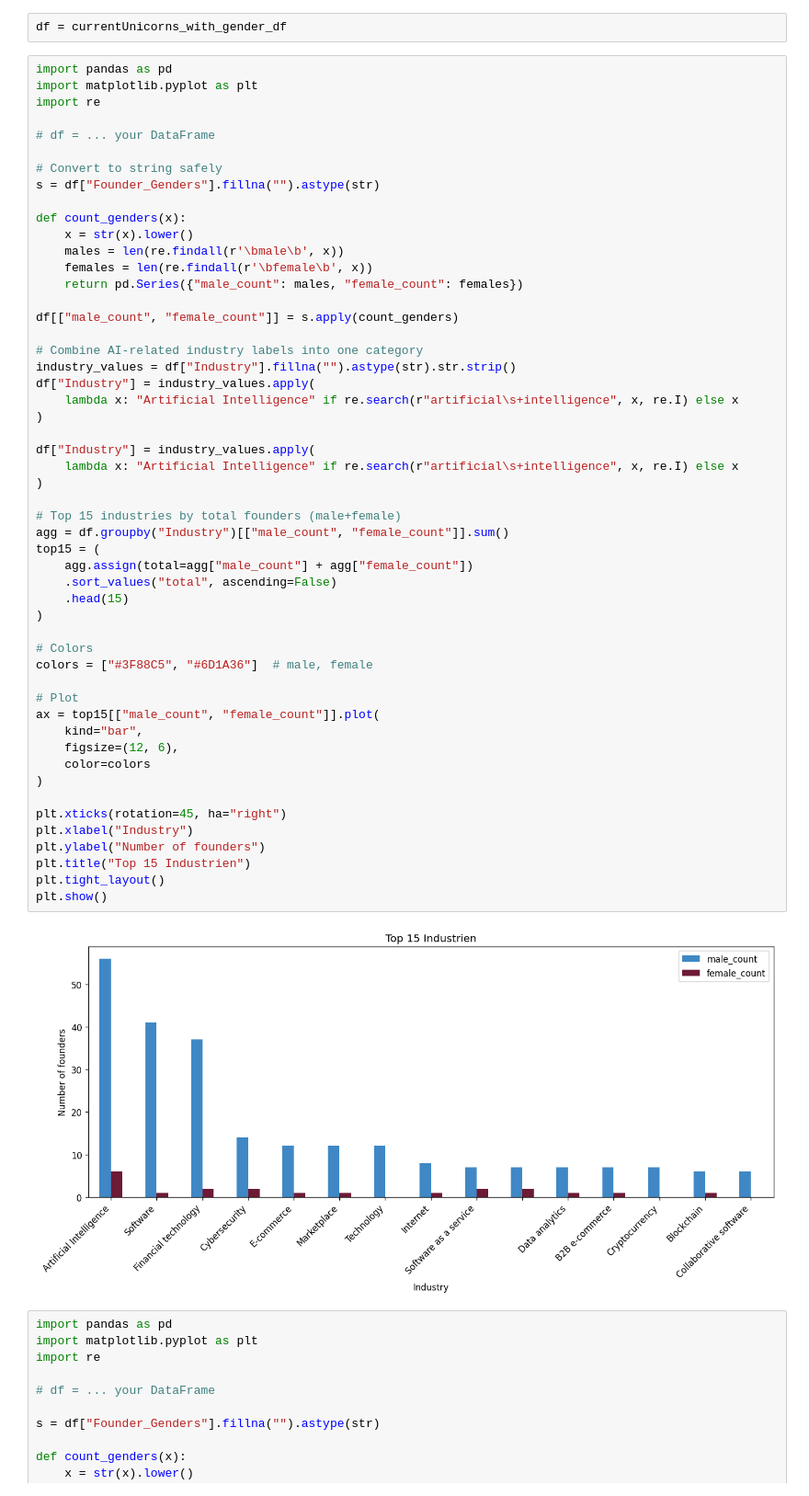
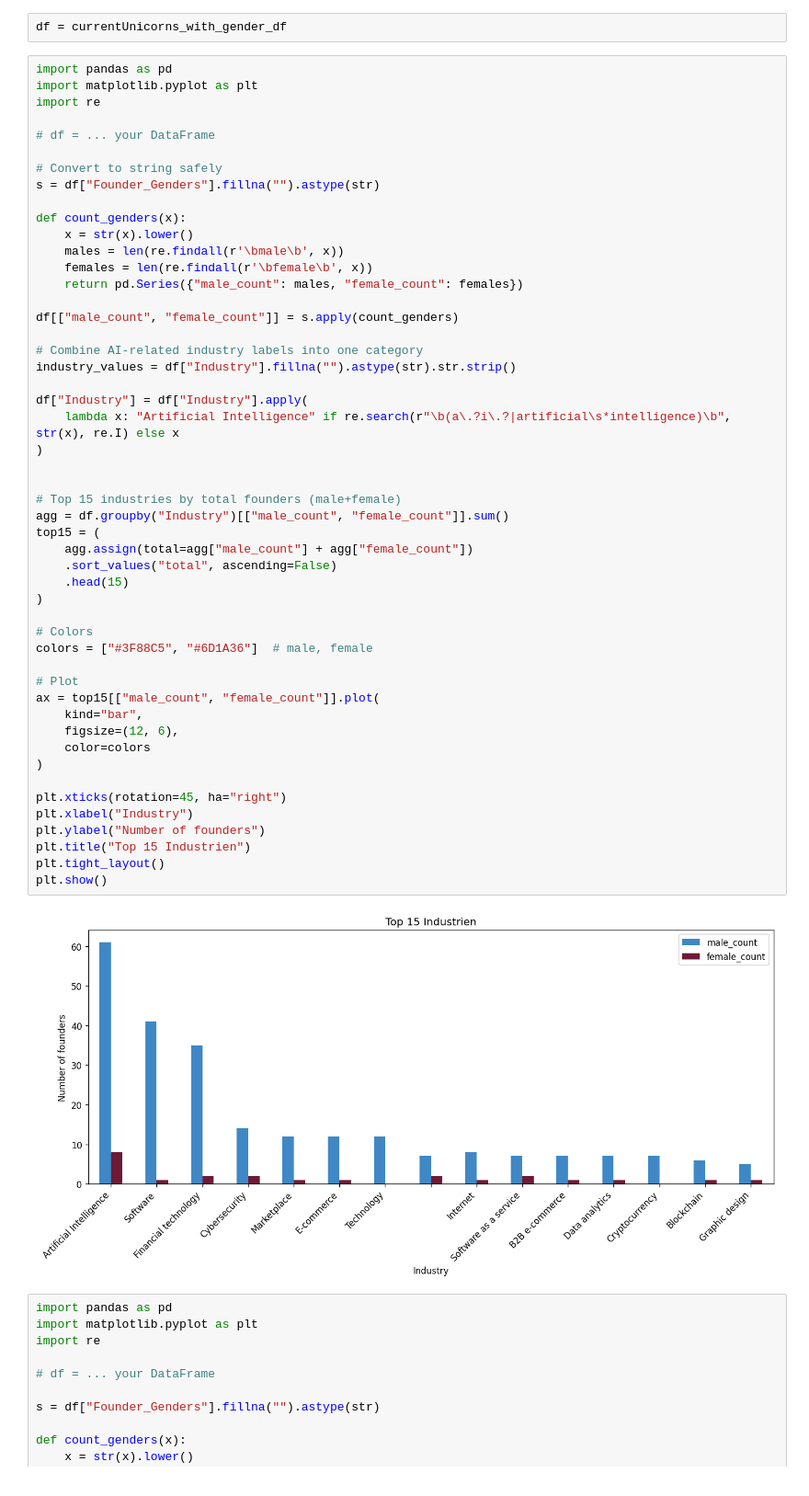
Before and after one commit to viktorpantushev/gender-aspekte-bei-unicorns, a Jupyter notebook: gender_aspekte_bei_unicorns.ipynb, the cells around one changed output. Shown at 92% size. Saved outputs shown, nothing was run; the diff lists cells and outputs as text.

```diff
--- a/gender_aspekte_bei_unicorns.ipynb
+++ b/gender_aspekte_bei_unicorns.ipynb
@@ -323,40 +323,38 @@ df[["male_count", "female_count"]] = s.apply(count_genders)
 
 # Combine AI-related industry labels into one category
 industry_values = df["Industry"].fillna("").astype(str).str.strip()
-df["Industry"] = industry_values.apply(
-    lambda x: "Artificial Intelligence" if re.search(r"artificial\s+intelligence", x, re.I) else x
+
+df["Industry"] = df["Industry"].apply(
+    lambda x: "Artificial Intelligence" if re.search(r"\b(a\.?i\.?|artificial\s*intelligence)\b", str(x), re.I) else x
 )
 
-df["Industry"] = industry_values.apply(
-    lambda x: "Artificial Intelligence" if re.search(r"artificial\s+intelligence", x, re.I) else x
-)
 
 # Top 15 industries by total founders (male+female)
 agg = df.groupby("Industry")[["male_count", "female_count"]].sum()
 top15 = (
     agg.assign(total=agg["male_count"] + agg["female_count"])
     .sort_values("total", ascending=False)
     .head(15)
 )
 
 # Colors
 colors = ["#3F88C5", "#6D1A36"]  # male, female
 
 # Plot
 ax = top15[["male_count", "female_count"]].plot(
     kind="bar",
     figsize=(12, 6),
     color=colors
 )
 
 plt.xticks(rotation=45, ha="right")
 plt.xlabel("Industry")
 plt.ylabel("Number of founders")
 plt.title("Top 15 Industrien")
 plt.tight_layout()
 plt.show()
 # %% [output]
-[figure, old version]
+[figure, new version]
 # %%
 import pandas as pd
 import matplotlib.pyplot as plt
```
